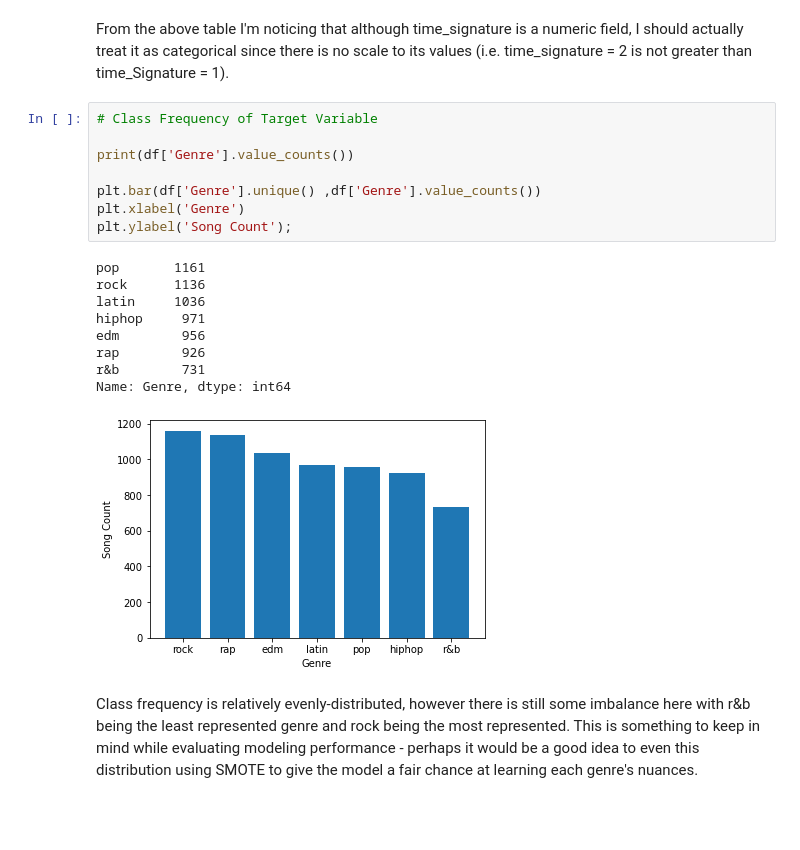
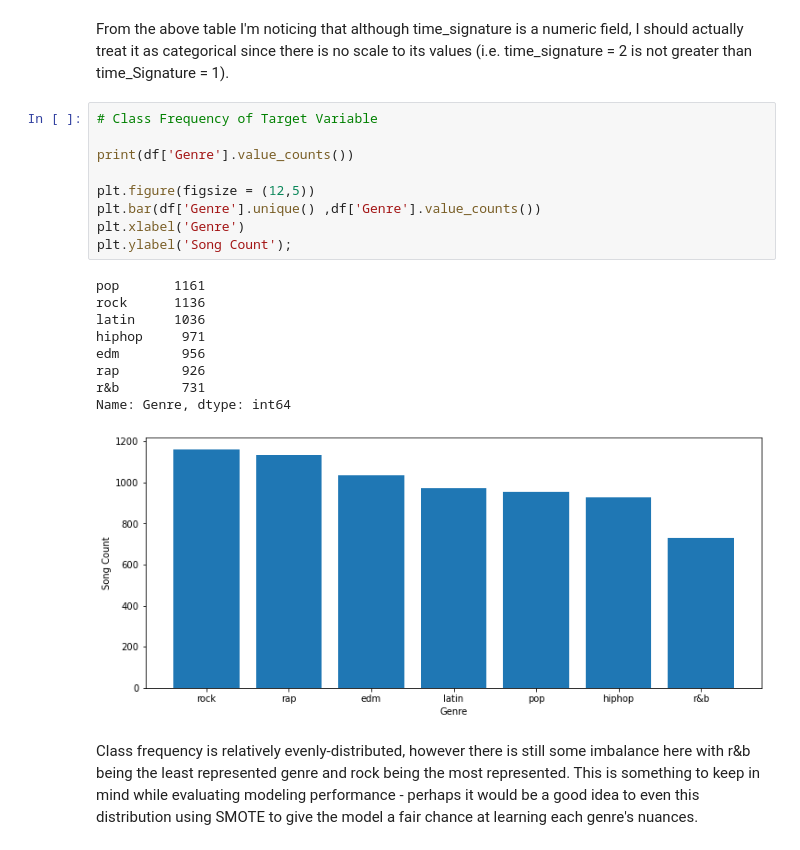
Before and after one commit to mitchellren123/Spotify-Genre-Classification, a Jupyter notebook: Spotify_Genre_Classification.ipynb, the cells around one changed output. Cells and saved outputs as stored; diff of their text form; blank space fills up the shorter version.

```diff
--- a/Spotify_Genre_Classification.ipynb
+++ b/Spotify_Genre_Classification.ipynb
@@ -117,21 +117,22 @@ From the above table I'm noticing that although time_signature is a numeric fiel
 # %%
 # Class Frequency of Target Variable
 
 print(df['Genre'].value_counts())
 
+plt.figure(figsize = (12,5))
 plt.bar(df['Genre'].unique() ,df['Genre'].value_counts())
 plt.xlabel('Genre')
 plt.ylabel('Song Count');
 # %% [output]
 pop       1161
 rock      1136
 latin     1036
 hiphop     971
 edm        956
 rap        926
 r&b        731
 Name: Genre, dtype: int64
-[figure, old version]
+[figure, new version]
 # %% [markdown]
 Class frequency is relatively evenly-distributed, however there is still some imbalance here with r&b being the least represented genre and rock being the most represented. This is something to keep in mind while evaluating modeling performance - perhaps it would be a good idea to even this distribution using SMOTE to give the model a fair chance at learning each genre's nuances.
 # %%
```
